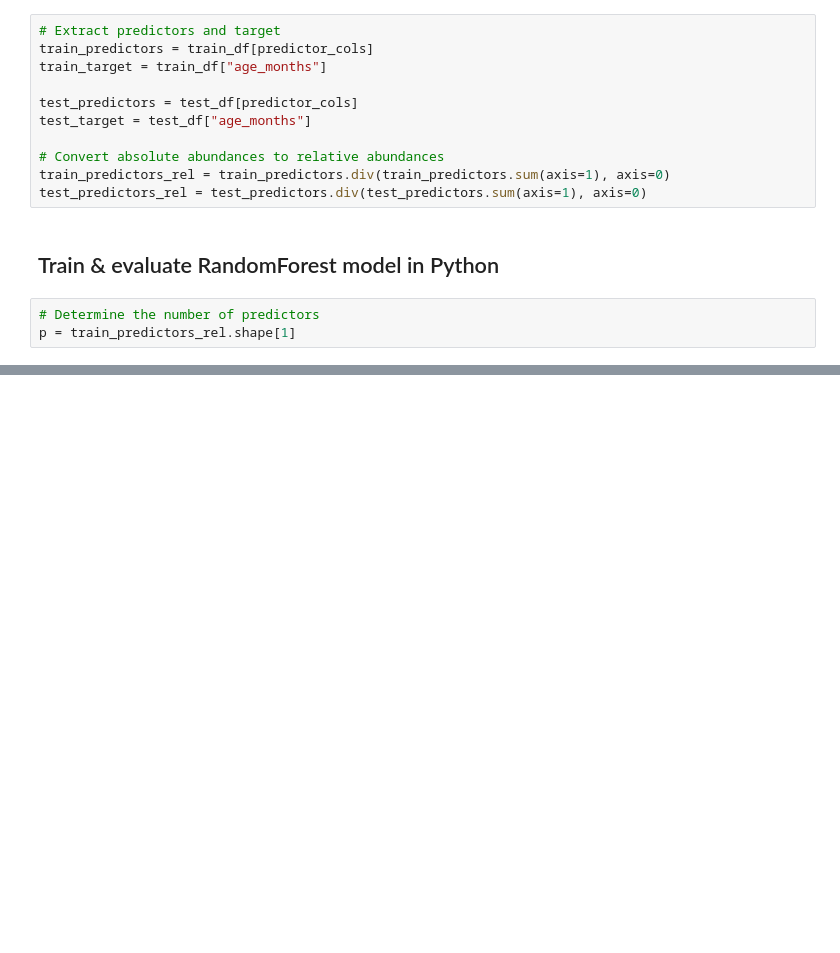
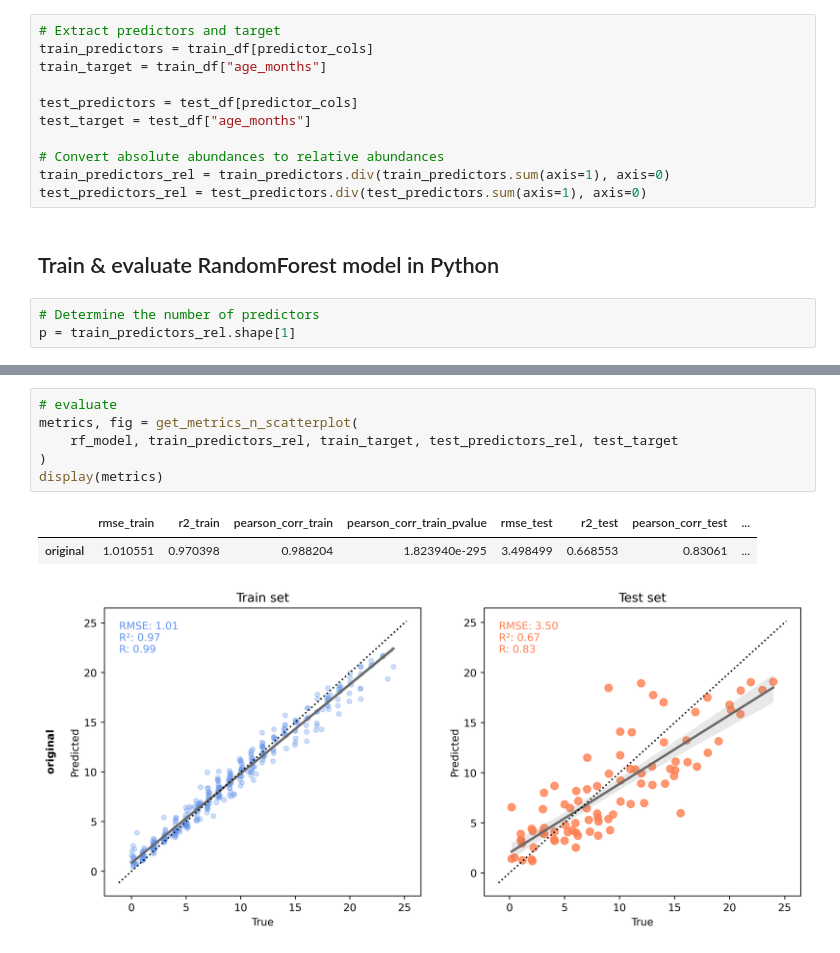
Before and after one commit to bokulich-publications/ritme_examples, a Jupyter notebook: use_cases/u1_amplicon_age_prediction/n4_original_setup.ipynb, the cells around one changed output, grey strips where cells are left out. Cells and saved outputs as stored; diff of their text form; blank space fills up the shorter version.

```diff
--- a/use_cases/u1_amplicon_age_prediction/n4_original_setup.ipynb
+++ b/use_cases/u1_amplicon_age_prediction/n4_original_setup.ipynb
@@ -105,0 +92,10 @@ pd_results_py
+# %%
+# evaluate
+metrics, fig = get_metrics_n_scatterplot(
+    rf_model, train_predictors_rel, train_target, test_predictors_rel, test_target
+)
+display(metrics)
+# %% [output]
+|  | rmse_train | r2_train | pearson_corr_train | pearson_corr_train_pvalue | rmse_test | r2_test | pearson_corr_test | ... |
+| original | 1.010551 | 0.970398 | 0.988204 | 1.823940e-295 | 3.498499 | 0.668553 | 0.83061 | ... |
+[figure, added]
```
Also changed, not shown: parts of 4 cells of this notebook, 29 other files.
